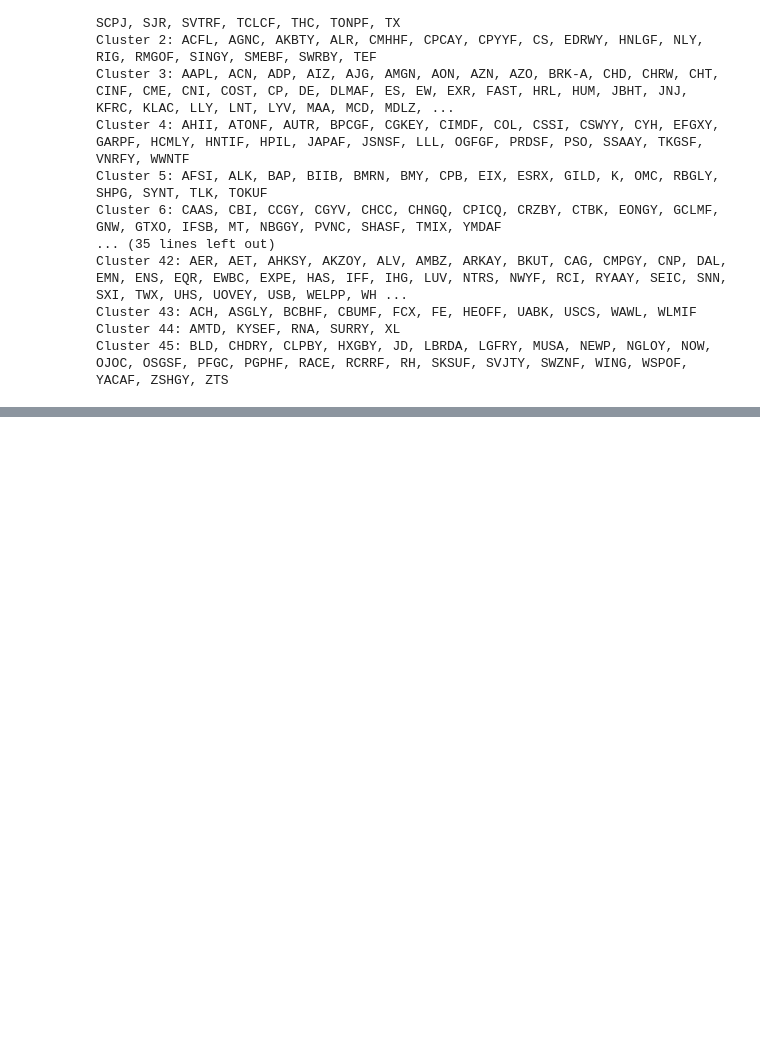
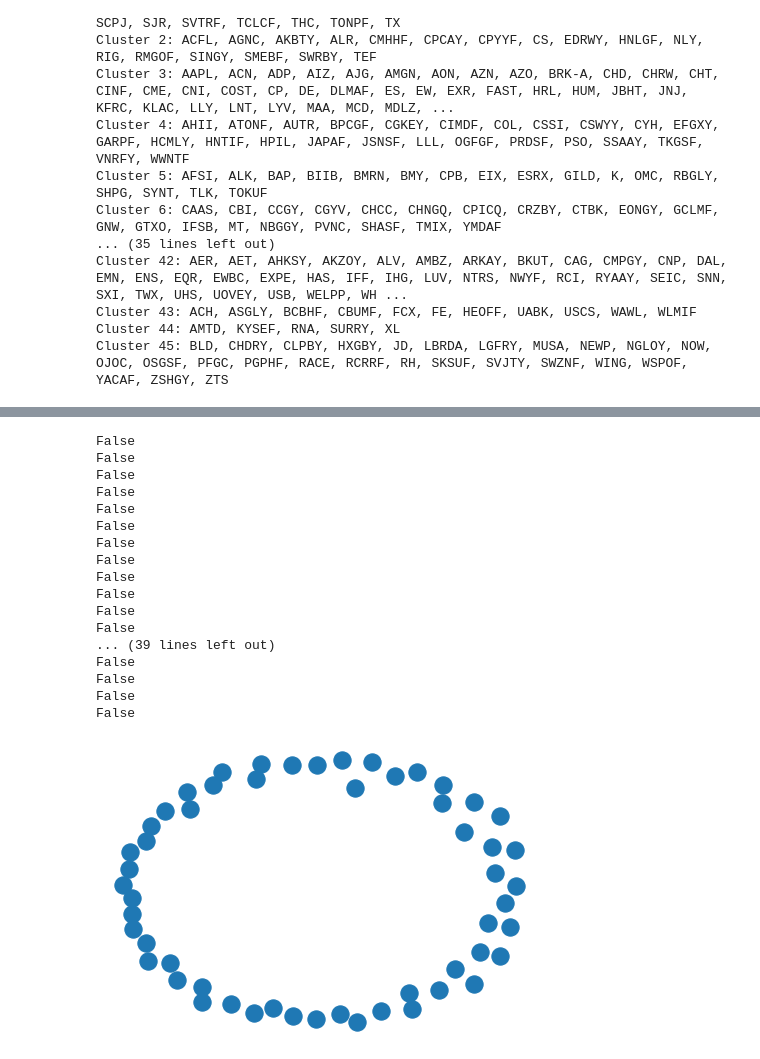
Before and after one commit to borchand/Network_Analysis, a Jupyter notebook: script/testing/collective_weight.ipynb, the cells around one changed output, grey strips where cells are left out. Cells and saved outputs as stored; diff of their text form; code cells hidden in the pictures; blank space fills up the shorter version.

Commit message:
Getting subgraphs

```diff
--- a/script/testing/collective_weight.ipynb
+++ b/script/testing/collective_weight.ipynb
@@ -278,0 +473,46 @@ print(symbols[clusters.cluster_centers_indices_])
+# %%
+clusters_important = clusters.cluster_centers_indices_
+labels = clusters.labels_
+
+sub_clusters = []
+sub_corr = []
+for y in range(len(clusters_important)+1):
+    list_of_nodes = []
+    list_of_corr = []
+    for i in np.argwhere(labels == y):
+        list_of_corr.append(corr_df[i, y][0])
+        list_of_nodes.append(i[0])
+    sub_clusters.append(list_of_nodes)
+    sub_corr.append(list_of_corr)
+
+
+G = nx.empty_graph()
+
+for i in range(len(clusters_important)):
+    main_node = clusters_important[i]
+    G.add_node(main_node)
+    H = nx.empty_graph()
+    for y in range(len(sub_clusters[i])):
+        H.add_edge(main_node, sub_clusters[i][y], weight=sub_corr[i][y])
+    G.subgraph(sub_clusters[i])
+
+nx.draw(G)
+# %% [output]
+False
+False
+False
+False
+False
+False
+False
+False
+False
+False
+False
+False
+... (39 lines left out)
+False
+False
+False
+False
+[figure, added]
```
Also changed, not shown: parts of 11 cells of this notebook, 2 other files.
